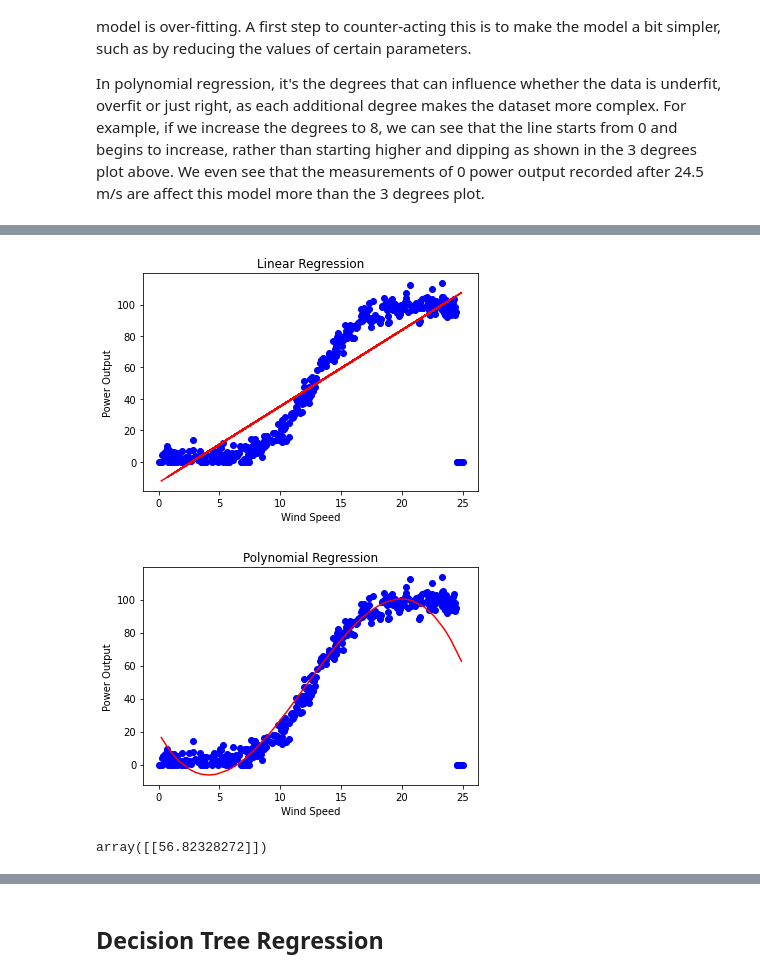
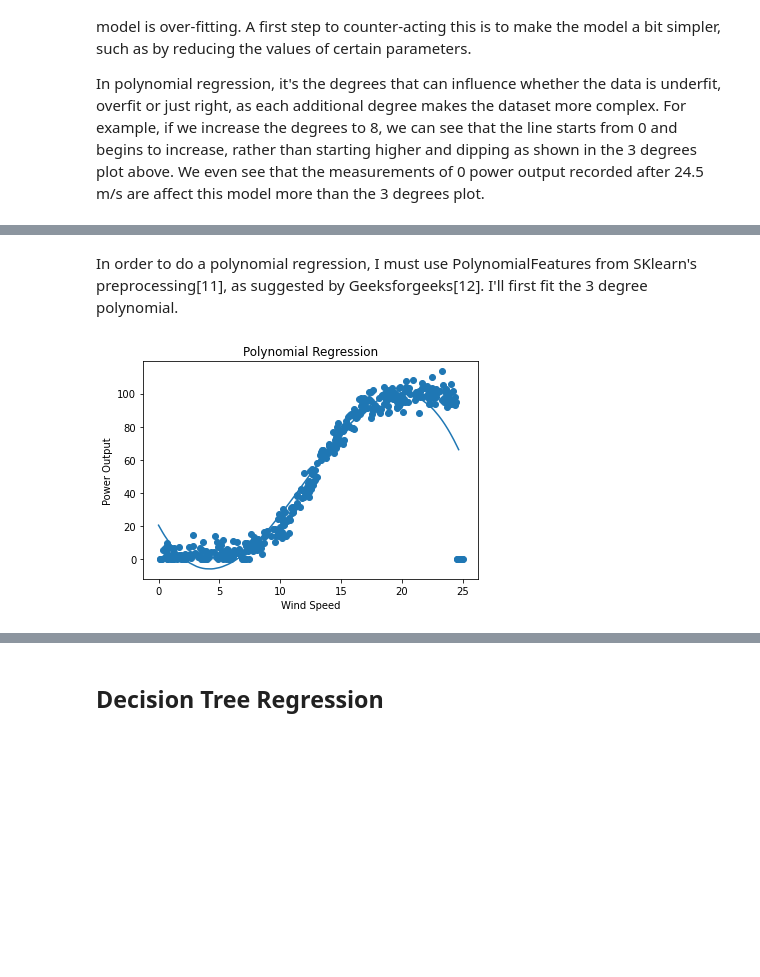
Before and after one commit to OtherBrian/fda-regression_project, a Jupyter notebook: Regression Project.ipynb, the cells around one changed output, grey strips where cells are left out. Cells and saved outputs as stored; diff of their text form; code cells hidden in the pictures; blank space fills up the shorter version.

Commit message:
Polynomial regression write up complete, added a section on model performance.

```diff
--- a/Regression Project.ipynb
+++ b/Regression Project.ipynb
@@ -276,10 +270,0 @@ LinearRegression()
-# %%
-# Fitting Polynomial Regression to the dataset
-from sklearn.preprocessing import PolynomialFeatures
-
-poly = PolynomialFeatures(degree = 3)
-X_poly = poly.fit_transform(X_train)
-
-poly.fit(X_poly, y_train)
-lin2 = LinearRegression()
-lin2.fit(X_poly, y_train)
@@ -288,29 +296,36 @@ LinearRegression()
+# %% [markdown]
+In order to do a polynomial regression, I must use PolynomialFeatures from SKlearn's preprocessing[11], as suggested by Geeksforgeeks[12]. I'll first fit the 3 degree polynomial.
+# %%
+#Importing PolynomialFeatures
+from sklearn.preprocessing import PolynomialFeatures
+
+#Setting the degrees to 3for the polynomial regression.
+poly = PolynomialFeatures(degree = 3)
+
+#Standardizing the dataset[13].
+X_poly = poly.fit_transform(X_train)
+
+#Fitting the model to the training data.
+poly.fit(X_poly, y_train)
+
+#Creating the LinearRegression object.
+poly_regr = LinearRegression()
+
+#Fitting the polynomial to a regression.
+poly_regr.fit(X_poly, y_train)
+
+#Saving the predictions to a variable to test accuracy later.
+polynomial_3_predictions = poly_regr.predict(poly.fit_transform(X_test))
 # %%
-# Visualising the Linear Regression results
-plt.scatter(X_train, y_train, color = 'blue')
+# Visualising the Polynomial Regression results
+plt.scatter(X_train, y_train)
 
-plt.plot(X_test, lin.predict(X_test), color = 'red')
-plt.title('Linear Regression')
+#As my X_test data is not sorted (it was picked at random), I must sort it when plotting in order to get a clean curve.
+plt.plot(np.sort(X_test, axis = 0), poly_regr.predict(poly.fit_transform(np.sort(X_test, axis = 0))))
+plt.title('Polynomial Regression')
 plt.xlabel('Wind Speed')
 plt.ylabel('Power Output')
 
 plt.show()
 # %% [output]
-[figure, old version]
+[figure, new version]
-# %%
-# Visualising the Polynomial Regression results
-plt.scatter(X_train, y_train, color = 'blue')
-#Curve was all a mess, so need to sort the X_Test order.
-plt.plot(np.sort(X_test, axis = 0), lin2.predict(poly.fit_transform(np.sort(X_test, axis = 0))), color = 'red')
-plt.title('Polynomial Regression')
-plt.xlabel('Wind Speed')
-plt.ylabel('Power Output')
-
-plt.show()
-# %% [output]
-[figure, removed]
-# %%
-# Predicting a new result with Polynomial Regression
-lin2.predict(poly.fit_transform(np.array(13.0).reshape(-1,1)))
-# %% [output]
-array([[56.82328272]])
```
Also changed, not shown: parts of 39 cells of this notebook.
